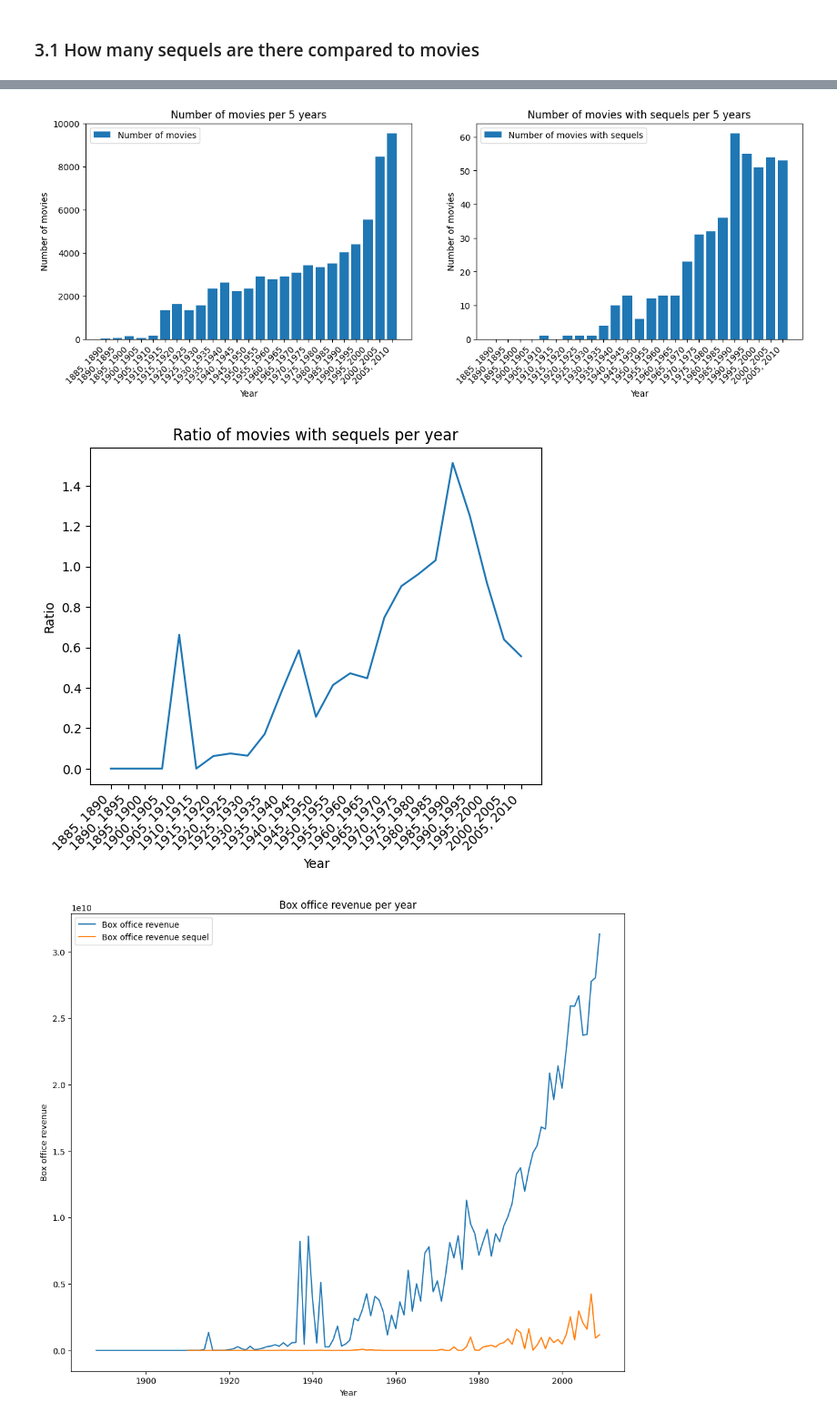
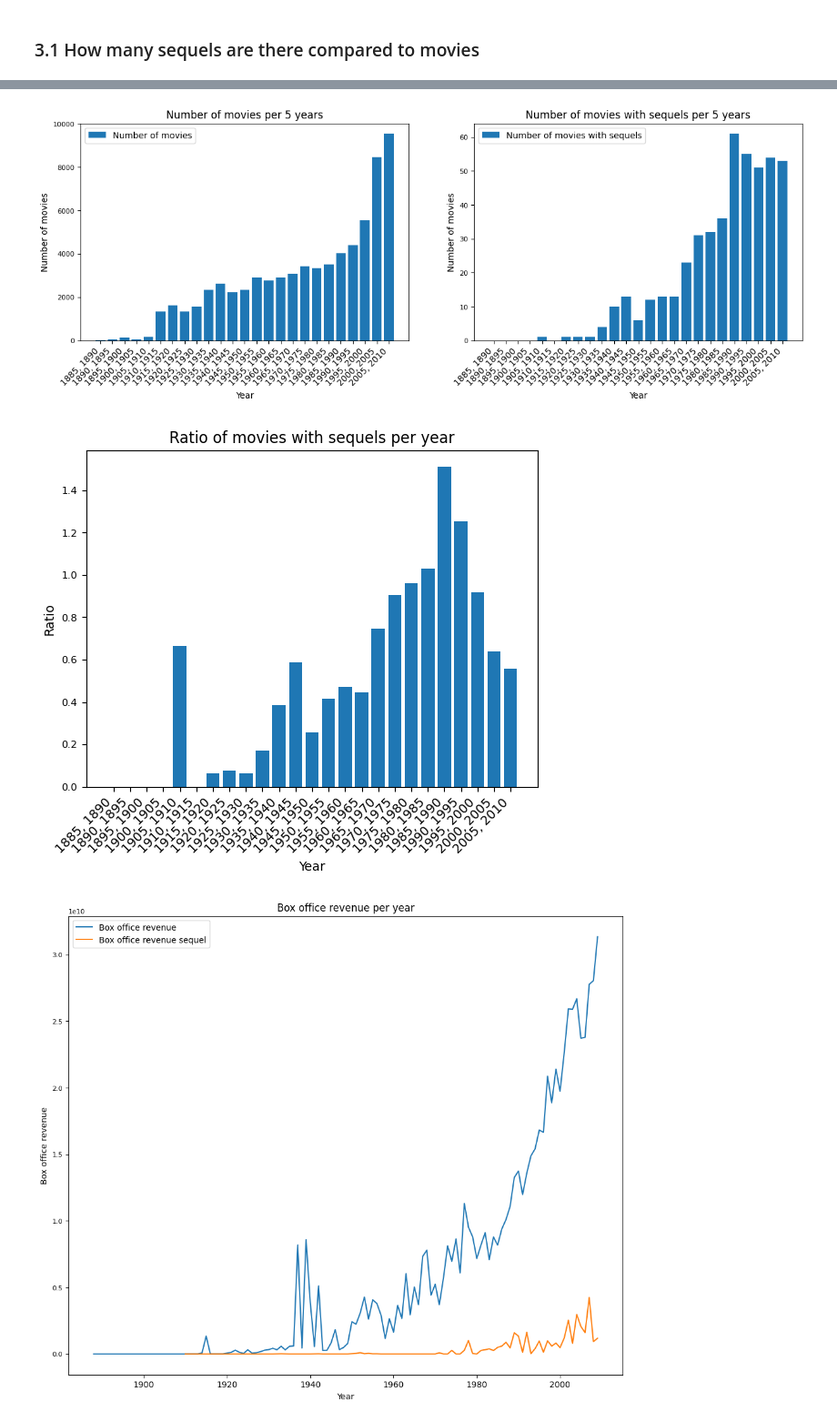
Before and after one commit to epfl-ada/ada-2024-project-onceuponatimeindata, a Jupyter notebook: dat_analysis.ipynb, the cells around one changed output, grey strips where cells are left out. Shown at 91% size. Saved outputs shown, nothing was run; the diff lists cells and outputs as text; code cells hidden in the pictures.

```diff
--- a/dat_analysis.ipynb
+++ b/dat_analysis.ipynb
@@ -49,7 +40,7 @@ movie_df["release year"] = movie_df["release year"].astype(float)
 movie_df = movie_df[movie_df["release year"] >= 1880]
 movie_df = movie_df[movie_df["release year"] < 2010]
 
-movie_df_sequel_only["release year"] = movie_df_sequel_only["release_date"].apply(lambda x: str(x)[:4] if str.isdigit(str(x)[:4]) else np.nan)
+movie_df_sequel_only["release year"] = (movie_df_sequel_only["release_date"].apply(lambda x: str(x)[:4] if str.isdigit(str(x)[:4]) else np.nan))
 movie_df_sequel_only["release year"] = movie_df_sequel_only["release year"].astype(float)
 
 movie_df_sequel_only = movie_df_sequel_only[movie_df_sequel_only["release year"] >= 1880]
@@ -82,20 +73,20 @@ plt.xticks(rotation=45, ha='right')
 
 plt.show()
 # %% [output]
-[figure, old version]
+[figure, new version]
 # %%
     #remove the years with less than 50 movies
 movies_per_years_removed = movies_per_years[movies_per_years["Wikipedia movie ID"] > 50]
 
 movie_df_ratio = movies_sequel_per_year / movies_per_years_removed * 100
 movie_df_ratio = movie_df_ratio.fillna(0)
 
-plt.plot(years, movie_df_ratio["Wikipedia movie ID"])
+plt.bar(years, movie_df_ratio["Wikipedia movie ID"])
 plt.title("Ratio of movies with sequels per year")
 plt.xlabel("Year")
 plt.ylabel("Ratio")
 plt.xticks(rotation=45, ha='right')
 plt.show()
 # %% [output]
-[figure, old version]
+[figure, new version]
 # %%
```
Also changed, not shown: parts of 18 cells of this notebook, 2 other files.
